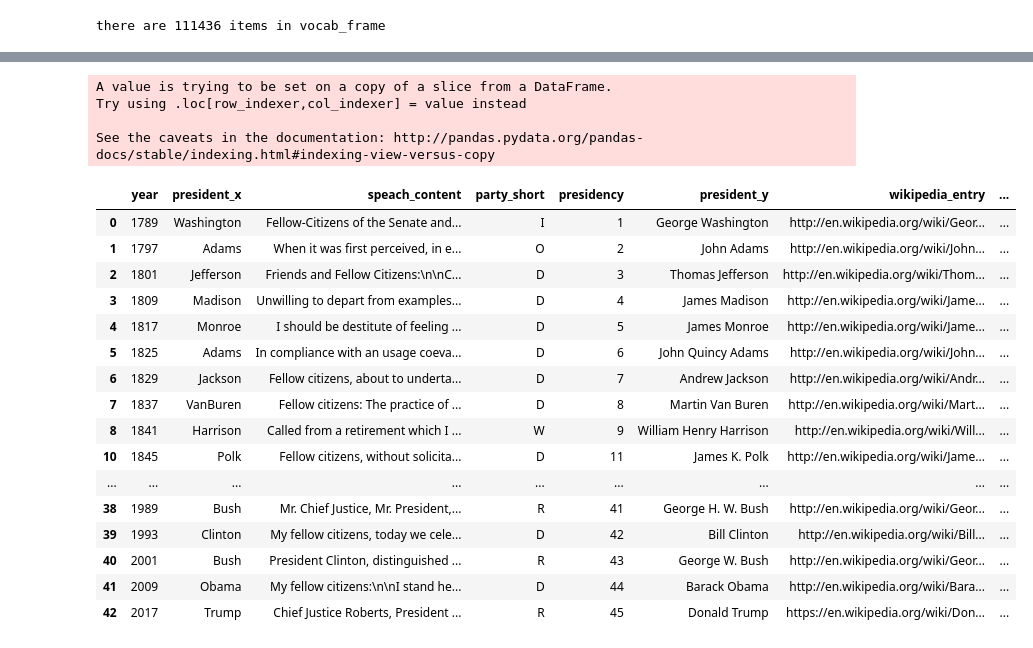
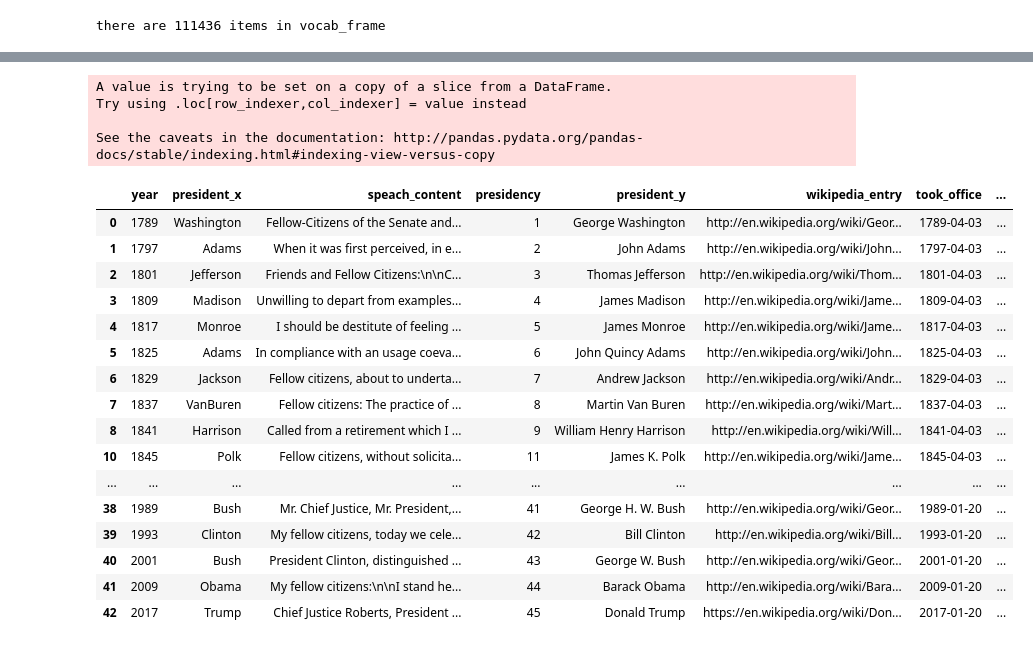
Before and after one commit to brianray/data.world-scripts, a Jupyter notebook: inauguration exploration-datadotworld-doc2vec.ipynb, the cells around one changed output, grey strips where cells are left out. Saved outputs shown, nothing was run; the diff lists cells and outputs as text; code cells hidden in the pictures.

```diff
--- a/inauguration exploration-datadotworld-doc2vec.ipynb
+++ b/inauguration exploration-datadotworld-doc2vec.ipynb
@@ -251,7 +254,7 @@ terms = tfidf_vectorizer.get_feature_names()
 # %%
 from sklearn.cluster import KMeans
 
-num_clusters = 6
+num_clusters = 10
 
 km = KMeans(n_clusters=num_clusters)
 
@@ -266,24 +269,24 @@ Wall time: 202 ms
 A value is trying to be set on a copy of a slice from a DataFrame.
 Try using .loc[row_indexer,col_indexer] = value instead
 
 See the caveats in the documentation: http://pandas.pydata.org/pandas-docs/stable/indexing.html#indexing-view-versus-copy
-|  | year | president_x | speach_content | party_short | presidency | president_y | wikipedia_entry | ... |
-| 0 | 1789 | Washington | Fellow-Citizens of the Senate and... | I | 1 | George Washington | http://en.wikipedia.org/wiki/Geor... | ... |
-| 1 | 1797 | Adams | When it was first perceived, in e... | O | 2 | John Adams | http://en.wikipedia.org/wiki/John... | ... |
-| 2 | 1801 | Jefferson | Friends and Fellow Citizens:\n\nC... | D | 3 | Thomas Jefferson | http://en.wikipedia.org/wiki/Thom... | ... |
-| 3 | 1809 | Madison | Unwilling to depart from examples... | D | 4 | James Madison | http://en.wikipedia.org/wiki/Jame... | ... |
-| 4 | 1817 | Monroe | I should be destitute of feeling ... | D | 5 | James Monroe | http://en.wikipedia.org/wiki/Jame... | ... |
-| 5 | 1825 | Adams | In compliance with an usage coeva... | D | 6 | John Quincy Adams | http://en.wikipedia.org/wiki/John... | ... |
-| 6 | 1829 | Jackson | Fellow citizens, about to underta... | D | 7 | Andrew Jackson | http://en.wikipedia.org/wiki/Andr... | ... |
-| 7 | 1837 | VanBuren | Fellow citizens: The practice of ... | D | 8 | Martin Van Buren | http://en.wikipedia.org/wiki/Mart... | ... |
-| 8 | 1841 | Harrison | Called from a retirement which I ... | W | 9 | William Henry Harrison | http://en.wikipedia.org/wiki/Will... | ... |
-| 10 | 1845 | Polk | Fellow citizens, without solicita... | D | 11 | James K. Polk | http://en.wikipedia.org/wiki/Jame... | ... |
+|  | year | president_x | speach_content | presidency | president_y | wikipedia_entry | took_office | ... |
+| 0 | 1789 | Washington | Fellow-Citizens of the Senate and... | 1 | George Washington | http://en.wikipedia.org/wiki/Geor... | 1789-04-03 | ... |
+| 1 | 1797 | Adams | When it was first perceived, in e... | 2 | John Adams | http://en.wikipedia.org/wiki/John... | 1797-04-03 | ... |
+| 2 | 1801 | Jefferson | Friends and Fellow Citizens:\n\nC... | 3 | Thomas Jefferson | http://en.wikipedia.org/wiki/Thom... | 1801-04-03 | ... |
+| 3 | 1809 | Madison | Unwilling to depart from examples... | 4 | James Madison | http://en.wikipedia.org/wiki/Jame... | 1809-04-03 | ... |
+| 4 | 1817 | Monroe | I should be destitute of feeling ... | 5 | James Monroe | http://en.wikipedia.org/wiki/Jame... | 1817-04-03 | ... |
+| 5 | 1825 | Adams | In compliance with an usage coeva... | 6 | John Quincy Adams | http://en.wikipedia.org/wiki/John... | 1825-04-03 | ... |
+| 6 | 1829 | Jackson | Fellow citizens, about to underta... | 7 | Andrew Jackson | http://en.wikipedia.org/wiki/Andr... | 1829-04-03 | ... |
+| 7 | 1837 | VanBuren | Fellow citizens: The practice of ... | 8 | Martin Van Buren | http://en.wikipedia.org/wiki/Mart... | 1837-04-03 | ... |
+| 8 | 1841 | Harrison | Called from a retirement which I ... | 9 | William Henry Harrison | http://en.wikipedia.org/wiki/Will... | 1841-04-03 | ... |
+| 10 | 1845 | Polk | Fellow citizens, without solicita... | 11 | James K. Polk | http://en.wikipedia.org/wiki/Jame... | 1845-04-03 | ... |
 | ... | ... | ... | ... | ... | ... | ... | ... | ... |
-| 38 | 1989 | Bush | Mr. Chief Justice, Mr. President,... | R | 41 | George H. W. Bush | http://en.wikipedia.org/wiki/Geor... | ... |
-| 39 | 1993 | Clinton | My fellow citizens, today we cele... | D | 42 | Bill Clinton | http://en.wikipedia.org/wiki/Bill... | ... |
-| 40 | 2001 | Bush | President Clinton, distinguished ... | R | 43 | George W. Bush | http://en.wikipedia.org/wiki/Geor... | ... |
-| 41 | 2009 | Obama | My fellow citizens:\n\nI stand he... | D | 44 | Barack Obama | http://en.wikipedia.org/wiki/Bara... | ... |
-| 42 | 2017 | Trump | Chief Justice Roberts, President ... | R | 45 | Donald Trump | https://en.wikipedia.org/wiki/Don... | ... |
+| 38 | 1989 | Bush | Mr. Chief Justice, Mr. President,... | 41 | George H. W. Bush | http://en.wikipedia.org/wiki/Geor... | 1989-01-20 | ... |
+| 39 | 1993 | Clinton | My fellow citizens, today we cele... | 42 | Bill Clinton | http://en.wikipedia.org/wiki/Bill... | 1993-01-20 | ... |
+| 40 | 2001 | Bush | President Clinton, distinguished ... | 43 | George W. Bush | http://en.wikipedia.org/wiki/Geor... | 2001-01-20 | ... |
+| 41 | 2009 | Obama | My fellow citizens:\n\nI stand he... | 44 | Barack Obama | http://en.wikipedia.org/wiki/Bara... | 2009-01-20 | ... |
+| 42 | 2017 | Trump | Chief Justice Roberts, President ... | 45 | Donald Trump | https://en.wikipedia.org/wiki/Don... | 2017-01-20 | ... |
 # %%
 print("Top terms per cluster:")
 print()
```
Also changed, not shown: parts of 22 cells of this notebook, 1 other file.
